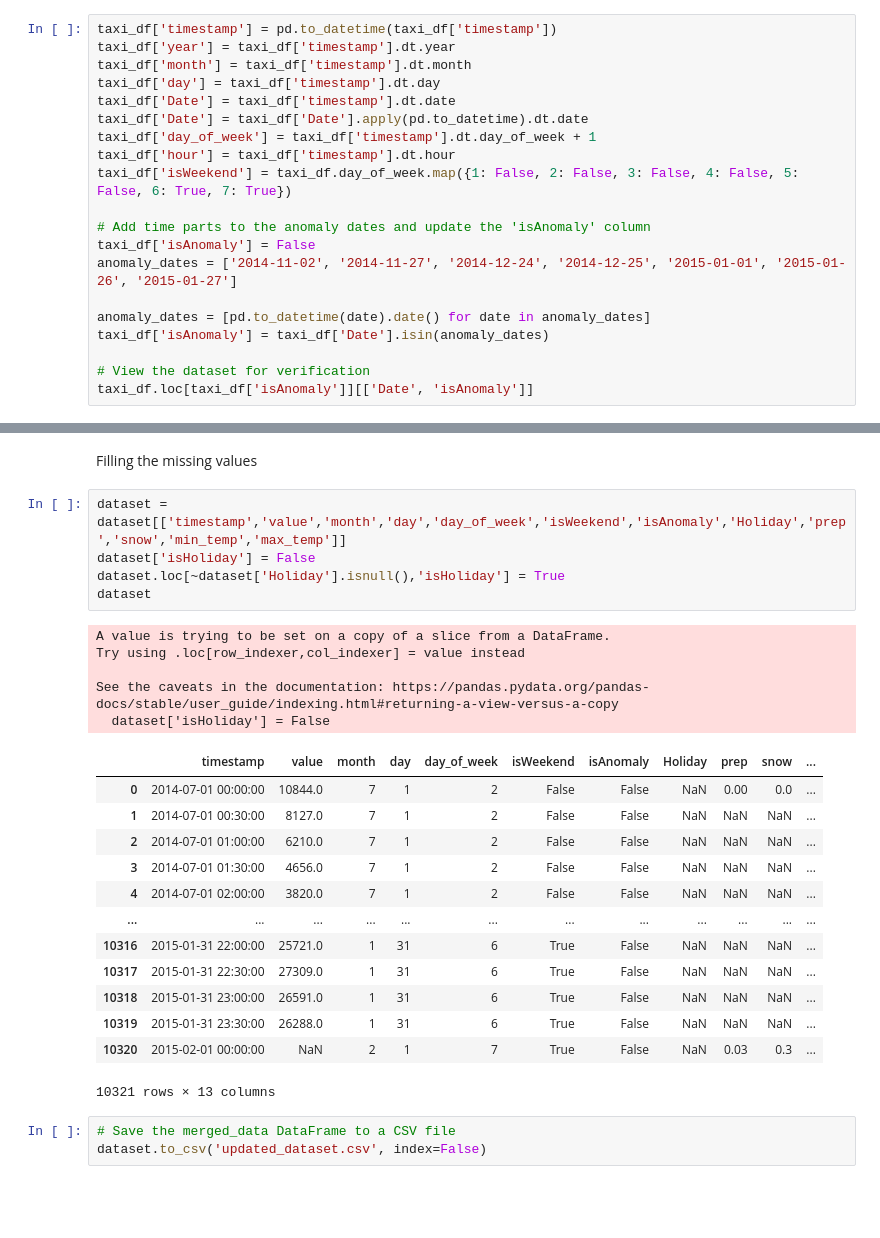
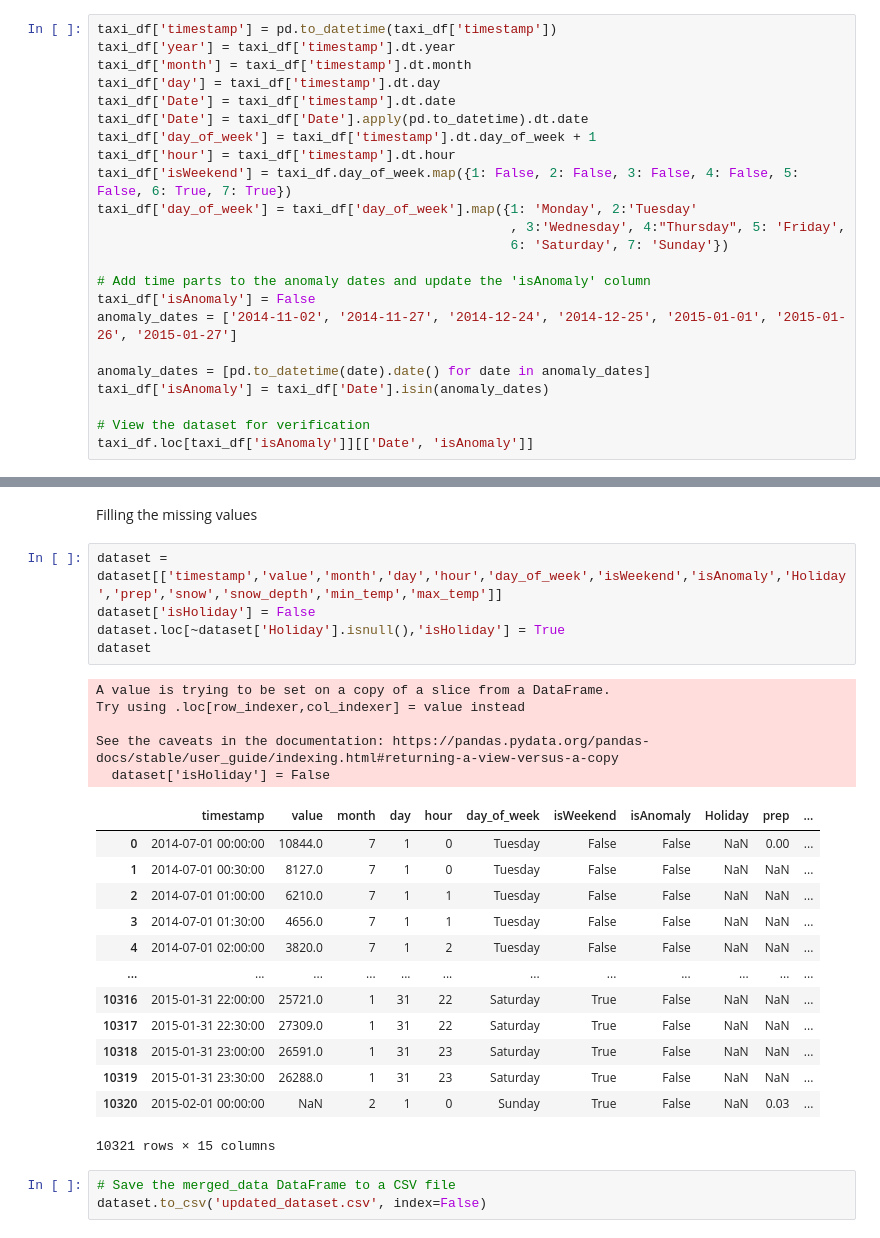
Before and after one commit to IKRAMJAAFAR/DeeL, a Jupyter notebook: preliminary.ipynb, the cells around one changed output, grey strips where cells are left out. Cells and saved outputs as stored; diff of their text form; blank space fills up the shorter version.

```diff
--- a/preliminary.ipynb
+++ b/preliminary.ipynb
@@ -118,6 +123,9 @@ taxi_df['Date'] = taxi_df['Date'].apply(pd.to_datetime).dt.date
 taxi_df['day_of_week'] = taxi_df['timestamp'].dt.day_of_week + 1
 taxi_df['hour'] = taxi_df['timestamp'].dt.hour
 taxi_df['isWeekend'] = taxi_df.day_of_week.map({1: False, 2: False, 3: False, 4: False, 5: False, 6: True, 7: True})
+taxi_df['day_of_week'] = taxi_df['day_of_week'].map({1: 'Monday', 2:'Tuesday'
+                                                     , 3:'Wednesday', 4:"Thursday", 5: 'Friday',
+                                                     6: 'Saturday', 7: 'Sunday'})
 
 # Add time parts to the anomaly dates and update the 'isAnomaly' column
 taxi_df['isAnomaly'] = False
@@ -205,29 +213,29 @@ dataset
 # %% [markdown]
 Filling the missing values
 # %%
-dataset = dataset[['timestamp','value','month','day','day_of_week','isWeekend','isAnomaly','Holiday','prep','snow','min_temp','max_temp']]
+dataset = dataset[['timestamp','value','month','day','hour','day_of_week','isWeekend','isAnomaly','Holiday','prep','snow','snow_depth','min_temp','max_temp']]
 dataset['isHoliday'] = False
 dataset.loc[~dataset['Holiday'].isnull(),'isHoliday'] = True
 dataset
 # %% [output]
 A value is trying to be set on a copy of a slice from a DataFrame.
 Try using .loc[row_indexer,col_indexer] = value instead
 
 See the caveats in the documentation: https://pandas.pydata.org/pandas-docs/stable/user_guide/indexing.html#returning-a-view-versus-a-copy
   dataset['isHoliday'] = False
-|  | timestamp | value | month | day | day_of_week | isWeekend | isAnomaly | Holiday | prep | snow | ... |
-| 0 | 2014-07-01 00:00:00 | 10844.0 | 7 | 1 | 2 | False | False | NaN | 0.00 | 0.0 | ... |
-| 1 | 2014-07-01 00:30:00 | 8127.0 | 7 | 1 | 2 | False | False | NaN | NaN | NaN | ... |
-| 2 | 2014-07-01 01:00:00 | 6210.0 | 7 | 1 | 2 | False | False | NaN | NaN | NaN | ... |
-| 3 | 2014-07-01 01:30:00 | 4656.0 | 7 | 1 | 2 | False | False | NaN | NaN | NaN | ... |
-| 4 | 2014-07-01 02:00:00 | 3820.0 | 7 | 1 | 2 | False | False | NaN | NaN | NaN | ... |
+|  | timestamp | value | month | day | hour | day_of_week | isWeekend | isAnomaly | Holiday | prep | ... |
+| 0 | 2014-07-01 00:00:00 | 10844.0 | 7 | 1 | 0 | Tuesday | False | False | NaN | 0.00 | ... |
+| 1 | 2014-07-01 00:30:00 | 8127.0 | 7 | 1 | 0 | Tuesday | False | False | NaN | NaN | ... |
+| 2 | 2014-07-01 01:00:00 | 6210.0 | 7 | 1 | 1 | Tuesday | False | False | NaN | NaN | ... |
+| 3 | 2014-07-01 01:30:00 | 4656.0 | 7 | 1 | 1 | Tuesday | False | False | NaN | NaN | ... |
+| 4 | 2014-07-01 02:00:00 | 3820.0 | 7 | 1 | 2 | Tuesday | False | False | NaN | NaN | ... |
 | ... | ... | ... | ... | ... | ... | ... | ... | ... | ... | ... | ... |
-| 10316 | 2015-01-31 22:00:00 | 25721.0 | 1 | 31 | 6 | True | False | NaN | NaN | NaN | ... |
-| 10317 | 2015-01-31 22:30:00 | 27309.0 | 1 | 31 | 6 | True | False | NaN | NaN | NaN | ... |
-| 10318 | 2015-01-31 23:00:00 | 26591.0 | 1 | 31 | 6 | True | False | NaN | NaN | NaN | ... |
-| 10319 | 2015-01-31 23:30:00 | 26288.0 | 1 | 31 | 6 | True | False | NaN | NaN | NaN | ... |
-| 10320 | 2015-02-01 00:00:00 | NaN | 2 | 1 | 7 | True | False | NaN | 0.03 | 0.3 | ... |
+| 10316 | 2015-01-31 22:00:00 | 25721.0 | 1 | 31 | 22 | Saturday | True | False | NaN | NaN | ... |
+| 10317 | 2015-01-31 22:30:00 | 27309.0 | 1 | 31 | 22 | Saturday | True | False | NaN | NaN | ... |
+| 10318 | 2015-01-31 23:00:00 | 26591.0 | 1 | 31 | 23 | Saturday | True | False | NaN | NaN | ... |
+| 10319 | 2015-01-31 23:30:00 | 26288.0 | 1 | 31 | 23 | Saturday | True | False | NaN | NaN | ... |
+| 10320 | 2015-02-01 00:00:00 | NaN | 2 | 1 | 0 | Sunday | True | False | NaN | 0.03 | ... |
-10321 rows × 13 columns
+10321 rows × 15 columns
 # %%
 # Save the merged_data DataFrame to a CSV file
 dataset.to_csv('updated_dataset.csv', index=False)
```
Also changed, not shown: parts of 33 cells of this notebook, 5 other files.
